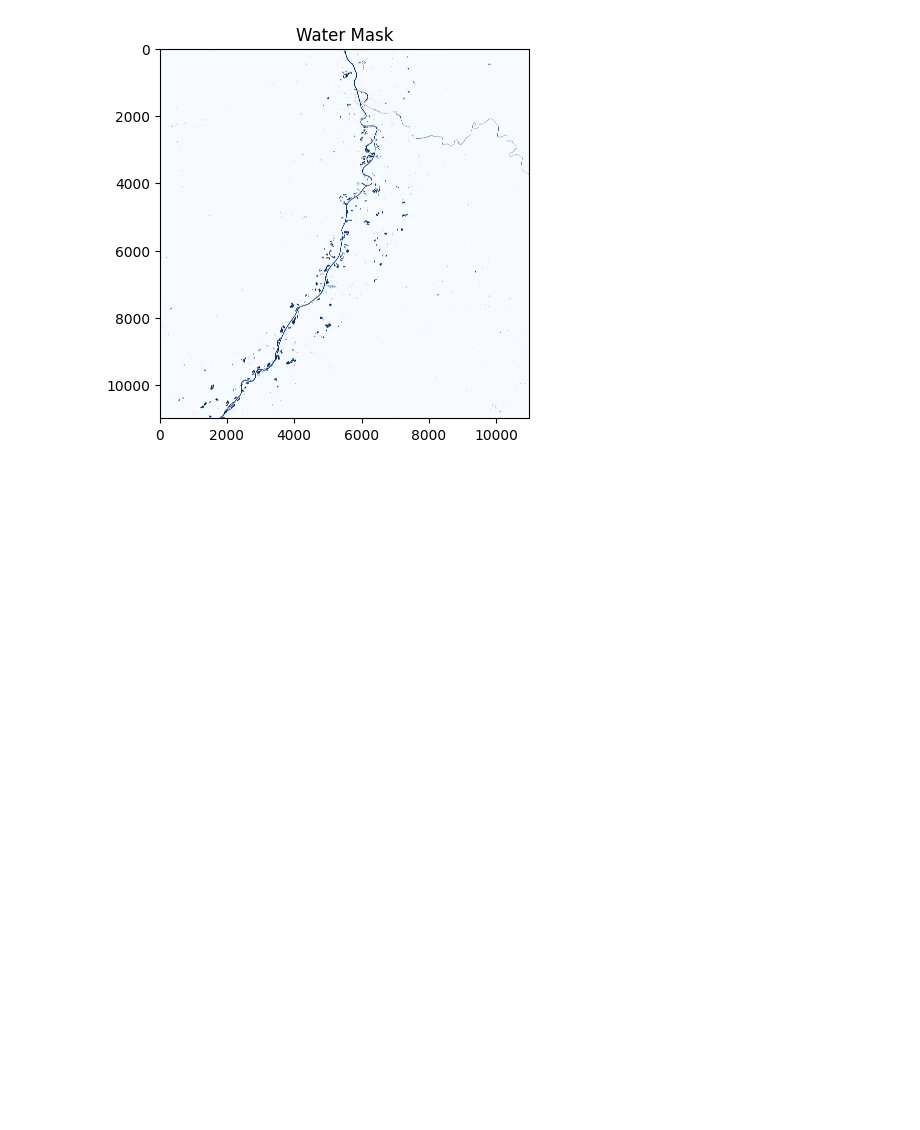
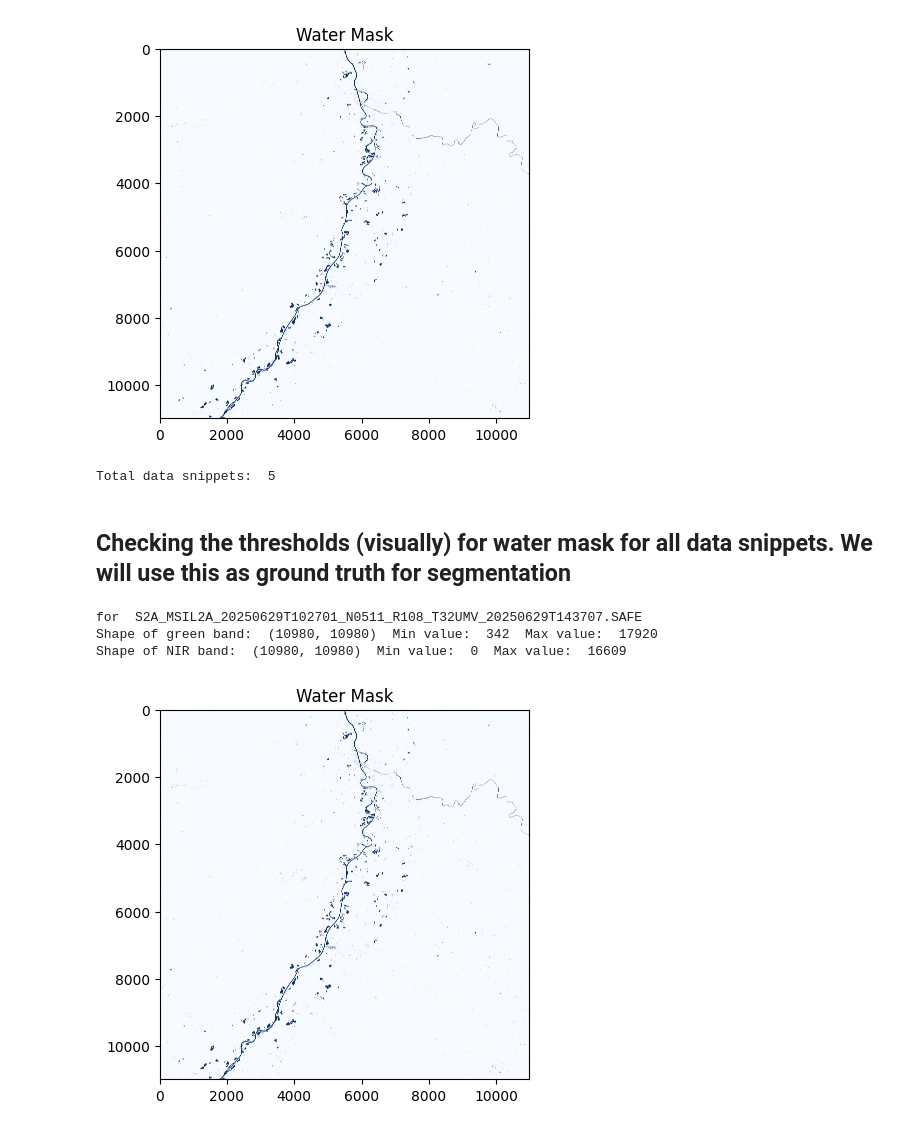
Before and after one commit to Shashvatb/Remote-Sensing-Waterway-Segmentation, a Jupyter notebook: data_exploration.ipynb, the cells around one changed output. Drawn from its saved outputs; the diff is of its cells as text; code cells hidden in the pictures; blank space fills up the shorter version.

Commit message:
checking ndwi scores for all data to use as labels for segmentation

```diff
--- a/data_exploration.ipynb
+++ b/data_exploration.ipynb
@@ -106,3 +105,46 @@ plt.title("Water Mask")
 plt.show()
 # %% [output]
 [figure]
+# %%
+base_path = 'sentinel2'
+all_snippets = os.listdir(base_path)
+print('Total data snippets: ', len(all_snippets))
+# %% [output]
+Total data snippets:  5
+# %% [markdown]
+## Checking the thresholds (visually) for water mask for all data snippets. We will use this as ground truth for segmentation
+# %%
+data_path = os.path.join(base_path, all_snippets[0], 'GRANULE')
+_ = os.listdir(data_path)
+data_path = os.path.join(data_path, _[0], 'IMG_DATA/R10m')
+band3_path = [i for i in os.listdir(data_path) if 'B03' in i][0]
+band8_path = [i for i in os.listdir(data_path) if 'B08' in i][0]
+with rasterio.open(os.path.join(data_path, band3_path)) as src:
+    green = src.read(1)
+with rasterio.open(os.path.join(data_path, band8_path)) as src:
+    nir = src.read(1)
+print('for ', all_snippets[0])
+print('Shape of green band: ', green.shape, ' Min value: ', np.min(green), ' Max value: ', np.max(green))
+print('Shape of NIR band: ', nir.shape, ' Min value: ', np.min(nir), ' Max value: ', np.max(nir))
+
+# scaling
+green = green.astype('float32') / 10000
+nir = nir.astype('float32') / 10000
+
+# Clip values
+green = np.clip(green, 0, 1)
+nir = np.clip(nir, 0, 1)
+
+# ndwi calculation
+ndwi = (green - nir) / (nir + green)
+ndwi = np.nan_to_num(ndwi, nan=0.0, posinf=0.0, neginf=0.0)
+water_mask = ndwi > 0.0
+
+plt.imshow(water_mask, cmap='Blues')
+plt.title("Water Mask")
+plt.show()
+# %% [output]
+for  S2A_MSIL2A_20250629T102701_N0511_R108_T32UMV_20250629T143707.SAFE
+Shape of green band:  (10980, 10980)  Min value:  342  Max value:  17920
+Shape of NIR band:  (10980, 10980)  Min value:  0  Max value:  16609
+[figure, added]
```
Also changed, not shown: parts of 6 cells of this notebook.
